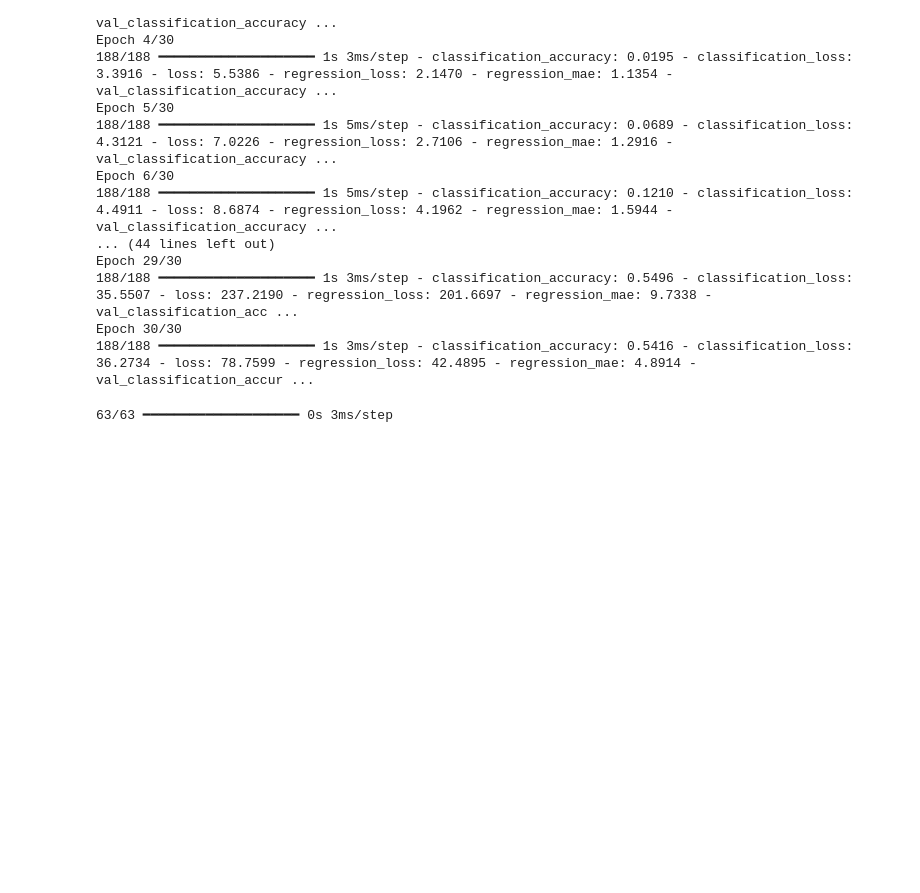
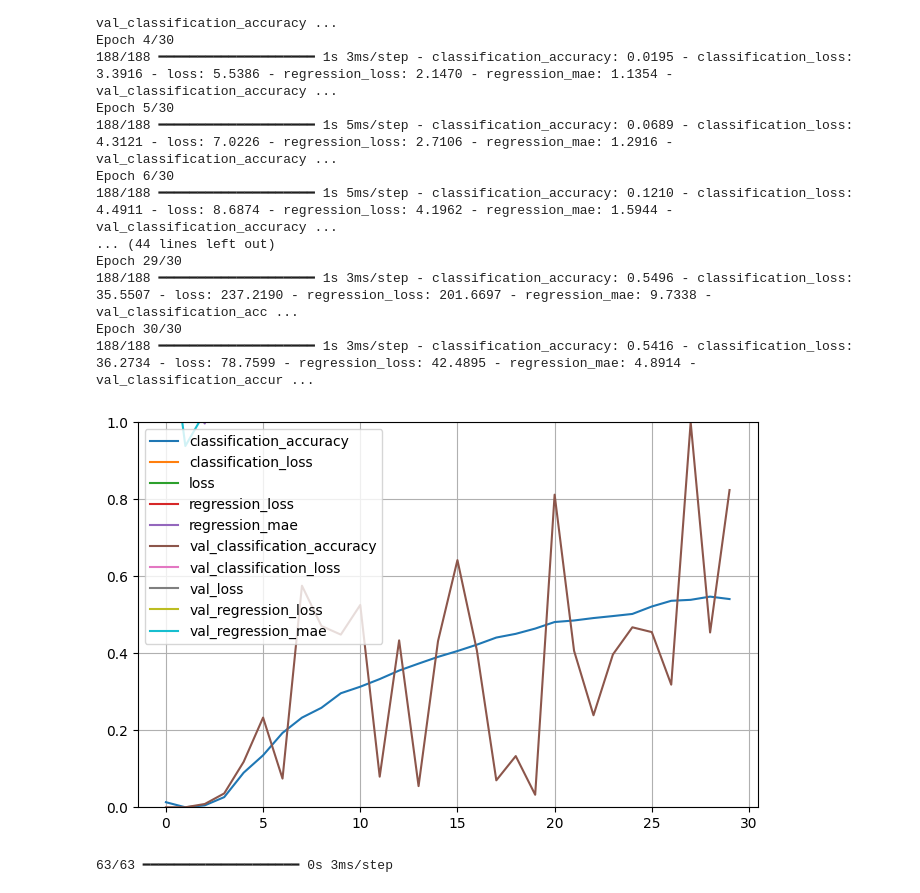
Before and after one commit to StewartNash/welding, a Jupyter notebook: notebooks/welding2.ipynb, the cells around one changed output. Saved outputs shown, nothing was run; the diff lists cells and outputs as text; code cells hidden in the pictures; blank space fills up the shorter version.

```diff
--- a/notebooks/welding2.ipynb
+++ b/notebooks/welding2.ipynb
@@ -190,6 +191,13 @@ Epoch 29/30
 188/188 ━━━━━━━━━━━━━━━━━━━━ 1s 3ms/step - classification_accuracy: 0.5496 - classification_loss: 35.5507 - loss: 237.2190 - regression_loss: 201.6697 - regression_mae: 9.7338 - val_classification_acc ...
 Epoch 30/30
 188/188 ━━━━━━━━━━━━━━━━━━━━ 1s 3ms/step - classification_accuracy: 0.5416 - classification_loss: 36.2734 - loss: 78.7599 - regression_loss: 42.4895 - regression_mae: 4.8914 - val_classification_accur ...
+# %%
+pd.DataFrame(history.history).plot(figsize=(8, 5))
+plt.grid(True)
+plt.gca().set_ylim(0, 1)
+plt.show()
+# %% [output]
+[figure, added]
 # %%
 y_predictions_regression, y_predictions_classification = model.predict(X_test)
 # %% [output]
```
Also changed, not shown: parts of 1 cell of this notebook, 5 other files.
